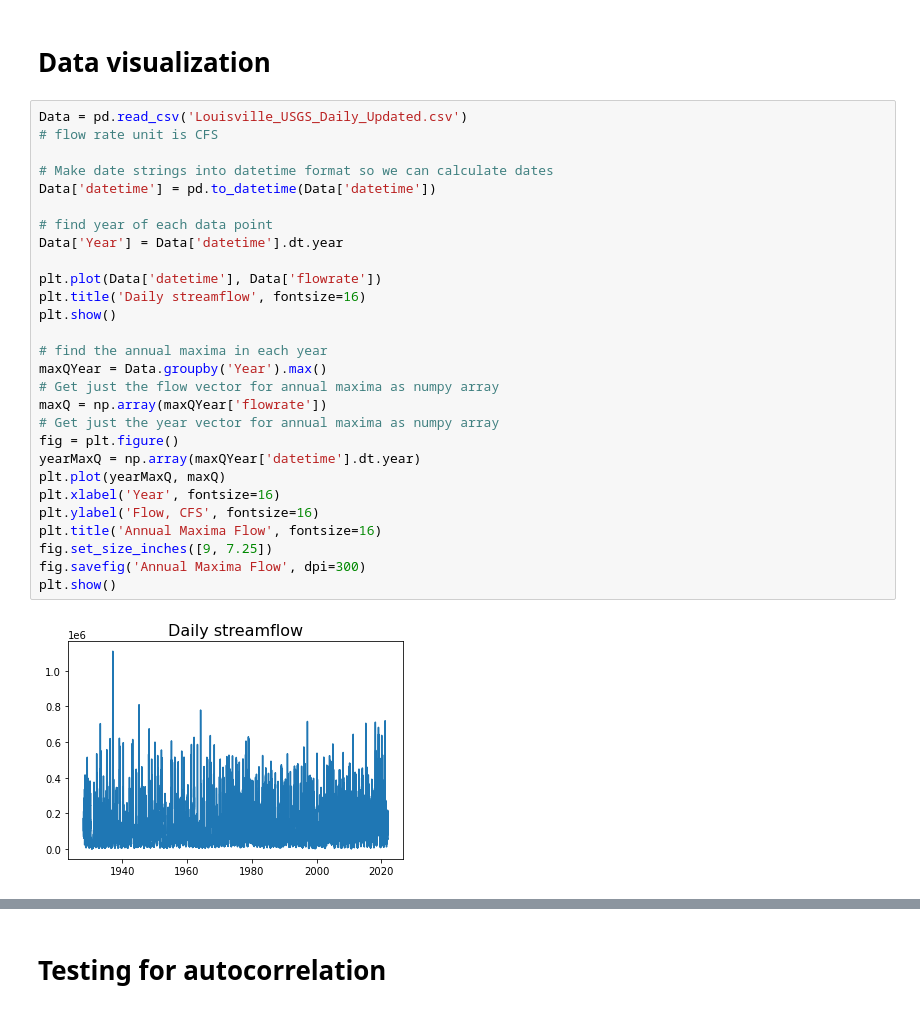
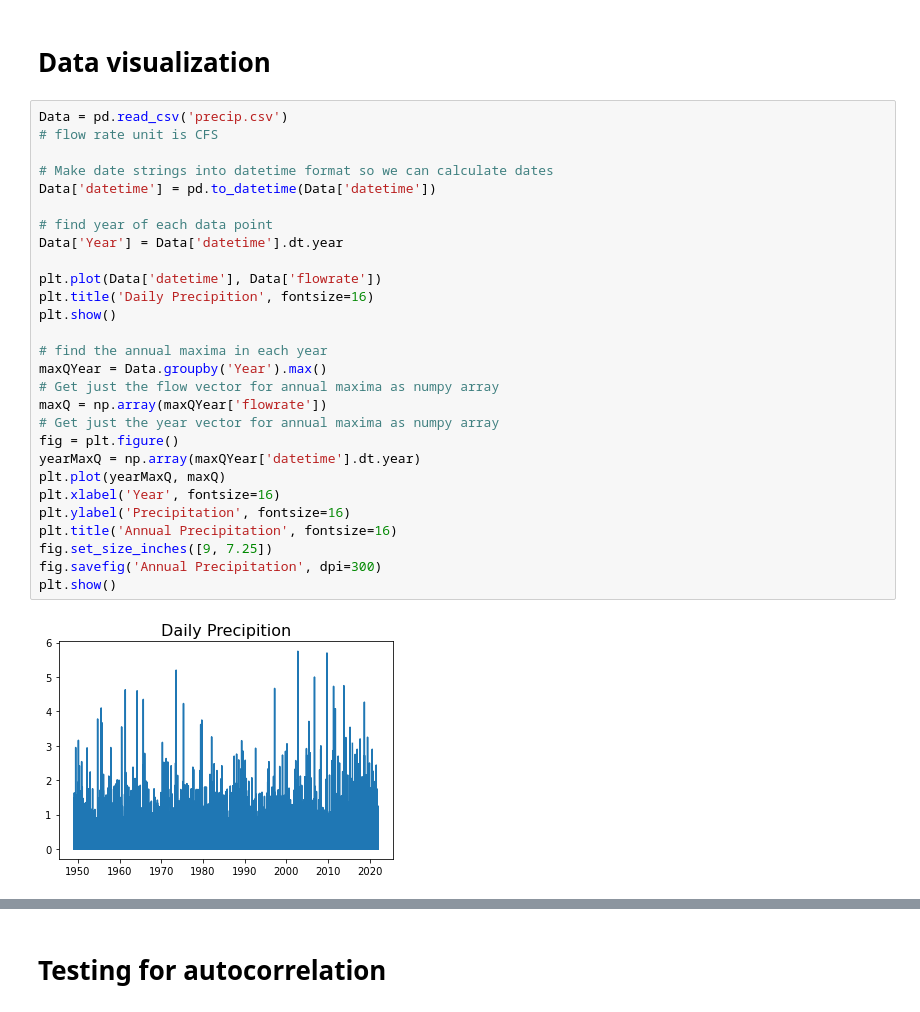
Before and after one commit to aviral-ag/Frequency-Analysis-of-Non-Stationary-Hydrological-Extremes-in-Northern-Ohio-, a Jupyter notebook: Ohio_maxima_v1.ipynb, the cells around one changed output, grey strips where cells are left out. Drawn from its saved outputs; the diff is of its cells as text.

Commit message:
analysis for precipitation data

```diff
--- a/Ohio_maxima_v1.ipynb
+++ b/Ohio_maxima_v1.ipynb
@@ -103,32 +103,32 @@ def NormalPPCT(data, mu, sigma, title, figname):
 # %% [markdown]
 # Data visualization
 # %%
-Data = pd.read_csv('Louisville_USGS_Daily_Updated.csv')
+Data = pd.read_csv('precip.csv')
 # flow rate unit is CFS
 
 # Make date strings into datetime format so we can calculate dates
 Data['datetime'] = pd.to_datetime(Data['datetime'])
 
 # find year of each data point
 Data['Year'] = Data['datetime'].dt.year
 
 plt.plot(Data['datetime'], Data['flowrate'])
-plt.title('Daily streamflow', fontsize=16)
+plt.title('Daily Precipition', fontsize=16)
 plt.show()
 
 # find the annual maxima in each year
 maxQYear = Data.groupby('Year').max()
 # Get just the flow vector for annual maxima as numpy array
 maxQ = np.array(maxQYear['flowrate'])
 # Get just the year vector for annual maxima as numpy array
 fig = plt.figure()
 yearMaxQ = np.array(maxQYear['datetime'].dt.year)
 plt.plot(yearMaxQ, maxQ)
 plt.xlabel('Year', fontsize=16)
-plt.ylabel('Flow, CFS', fontsize=16)
-plt.title('Annual Maxima Flow', fontsize=16)
+plt.ylabel('Precipitation', fontsize=16)
+plt.title('Annual Precipitation', fontsize=16)
 fig.set_size_inches([9, 7.25])
-fig.savefig('Annual Maxima Flow', dpi=300)
+fig.savefig('Annual Precipitation', dpi=300)
 plt.show()
 # %% [output]
-[figure, old version]
+[figure, new version]
```
Also changed, not shown: parts of 11 cells of this notebook, 6 other files.
